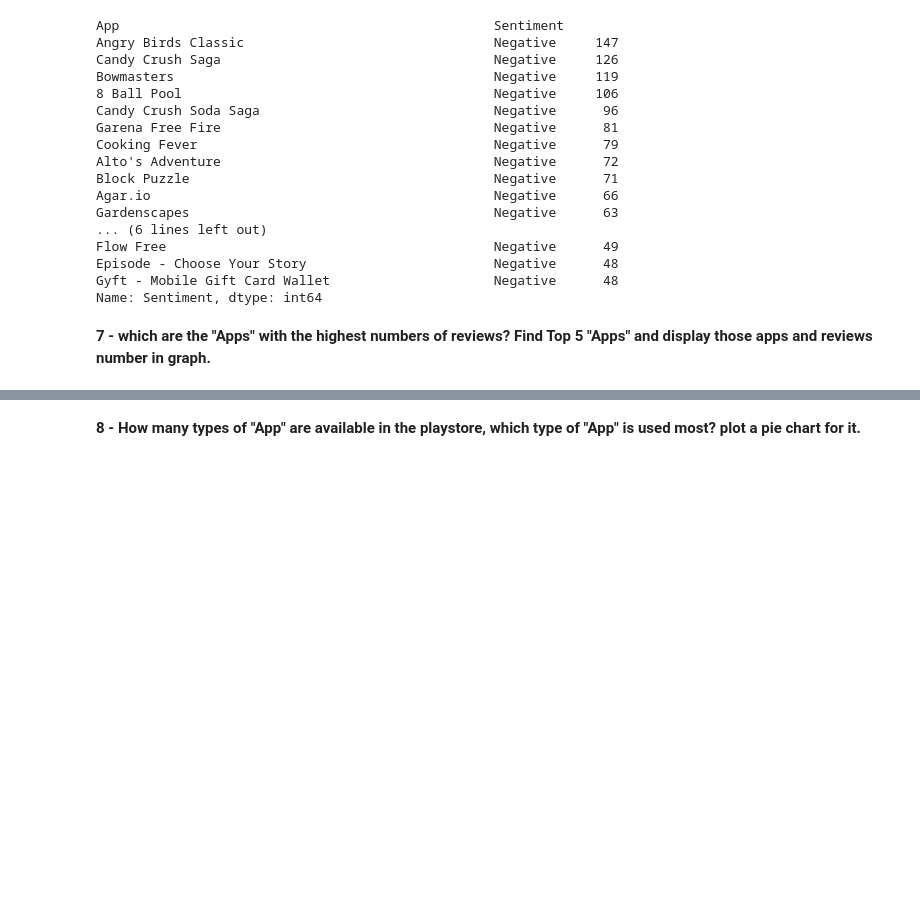
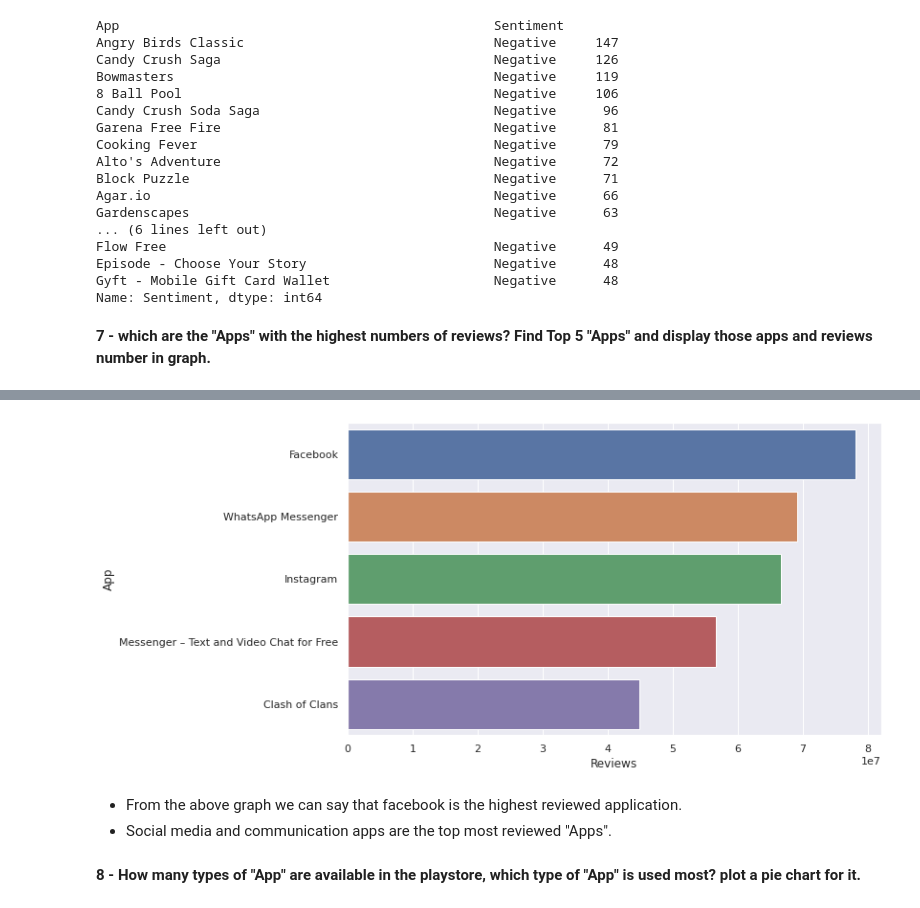
Before and after one commit to Yogendra-ramnani/-Capstone-Project---Play-Store-App-Review-Analysis, a Jupyter notebook: Capstone_Project_Play_Store_App_Review_Analysis_by_yogendra.ipynb, the cells around one changed output, grey strips where cells are left out. Saved outputs shown, nothing was run; the diff lists cells and outputs as text; code cells hidden in the pictures; blank space fills up the shorter version.

```diff
--- a/Capstone_Project_Play_Store_App_Review_Analysis_by_yogendra.ipynb
+++ b/Capstone_Project_Play_Store_App_Review_Analysis_by_yogendra.ipynb
@@ -1102,11 +1118,15 @@ top5_most_review_apps_df.head()
 # %%
-# plotting bar graph for the top 5 reviewed 'Apps' in the play store
+# plotting bar graph for the Top 5 most reviewed 'App' in the play store
 ## For plotting this graph we take the help of matplotlib library
 
-
-
-plt.figure(figsize=(5,5))
-sns.barplot(x="Reviews",y="App", data=top5_most_review_apps_df);
+top5_reviewed_apps = top_most_review_apps_df.sort_values("Reviews",ascending=False,ignore_index=True).head()
+plt.figure(figsize=(10,6))
+sns.barplot(x ="Reviews",y="App",data=top5_reviewed_apps);
+# %% [output]
+[figure, added]
+# %% [markdown]
+* From the above graph we can say that facebook is the highest reviewed application.
+* Social media and communication apps are the top most reviewed "Apps".
 # %% [markdown]
 **8 - How many types of "App" are available in the playstore, which type of "App" is used most? plot a pie chart for it.**
 # %%
```
Also changed, not shown: parts of 13 cells of this notebook.
